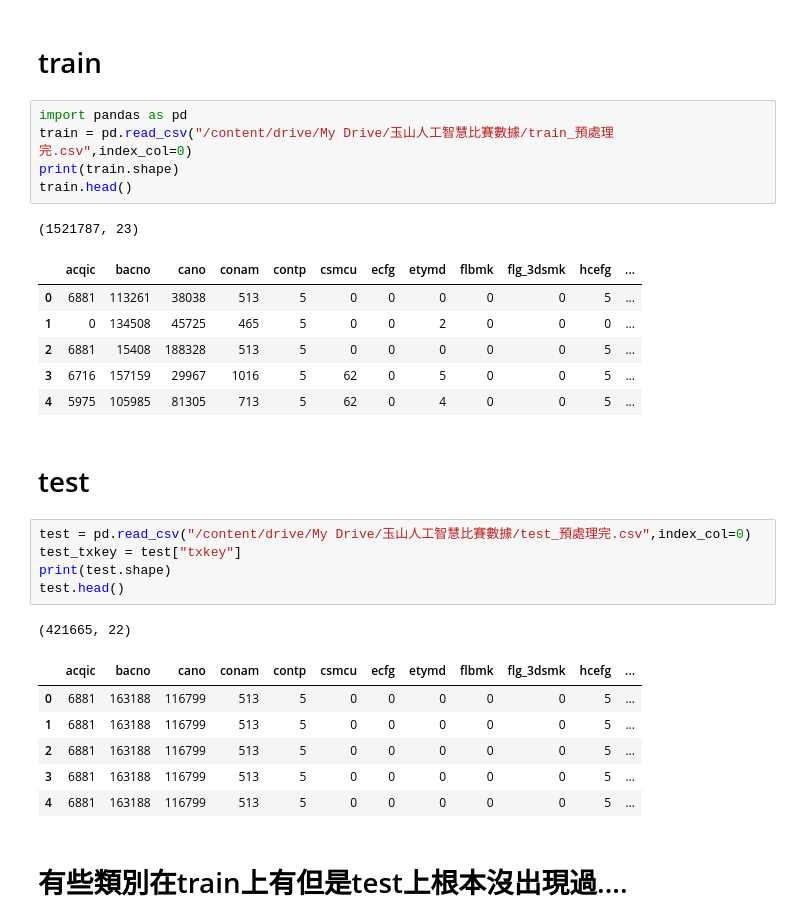
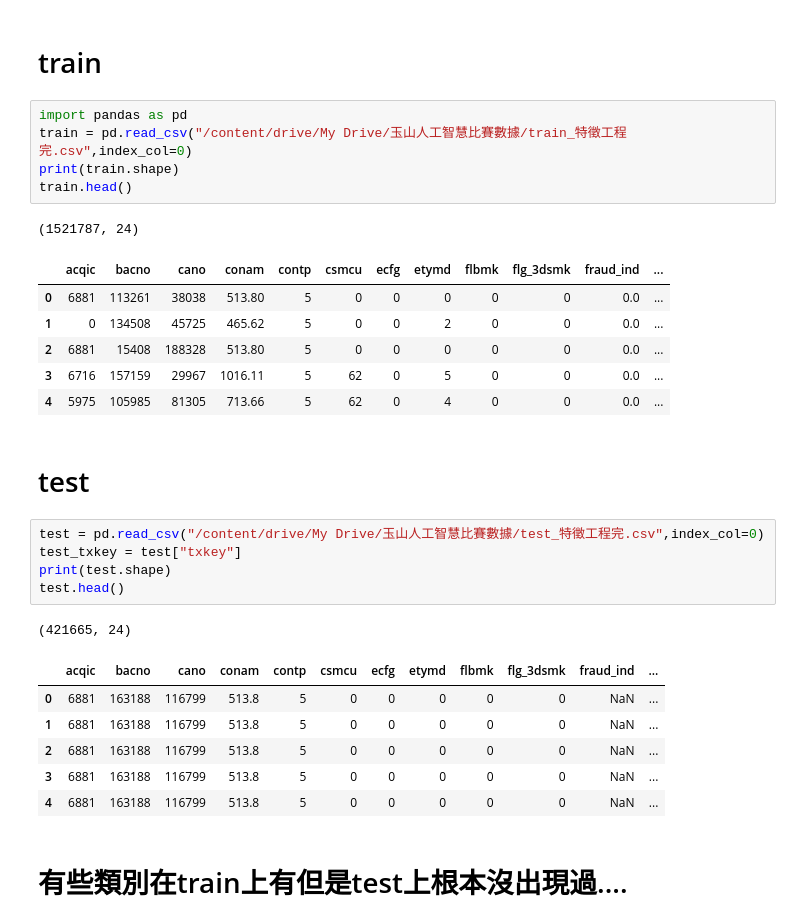
Before and after one commit to skywalker0803r/Ricky, a Jupyter notebook: 玉山AI比賽_modeling.ipynb, the cells around one changed output. Saved outputs shown, nothing was run; the diff lists cells and outputs as text.

```diff
--- a/玉山AI比賽_modeling.ipynb
+++ b/玉山AI比賽_modeling.ipynb
@@ -11,32 +15,32 @@ Drive already mounted at /content/drive; to attempt to forcibly remount, call dr
 # train
 # %%
 import pandas as pd
-train = pd.read_csv("/content/drive/My Drive/玉山人工智慧比賽數據/train_預處理完.csv",index_col=0)
+train = pd.read_csv("/content/drive/My Drive/玉山人工智慧比賽數據/train_特徵工程完.csv",index_col=0)
 print(train.shape)
 train.head()
 # %% [output]
-(1521787, 23)
+(1521787, 24)
-|  | acqic | bacno | cano | conam | contp | csmcu | ecfg | etymd | flbmk | flg_3dsmk | hcefg | ... |
-| 0 | 6881 | 113261 | 38038 | 513 | 5 | 0 | 0 | 0 | 0 | 0 | 5 | ... |
-| 1 | 0 | 134508 | 45725 | 465 | 5 | 0 | 0 | 2 | 0 | 0 | 0 | ... |
-| 2 | 6881 | 15408 | 188328 | 513 | 5 | 0 | 0 | 0 | 0 | 0 | 5 | ... |
-| 3 | 6716 | 157159 | 29967 | 1016 | 5 | 62 | 0 | 5 | 0 | 0 | 5 | ... |
-| 4 | 5975 | 105985 | 81305 | 713 | 5 | 62 | 0 | 4 | 0 | 0 | 5 | ... |
+|  | acqic | bacno | cano | conam | contp | csmcu | ecfg | etymd | flbmk | flg_3dsmk | fraud_ind | ... |
+| 0 | 6881 | 113261 | 38038 | 513.80 | 5 | 0 | 0 | 0 | 0 | 0 | 0.0 | ... |
+| 1 | 0 | 134508 | 45725 | 465.62 | 5 | 0 | 0 | 2 | 0 | 0 | 0.0 | ... |
+| 2 | 6881 | 15408 | 188328 | 513.80 | 5 | 0 | 0 | 0 | 0 | 0 | 0.0 | ... |
+| 3 | 6716 | 157159 | 29967 | 1016.11 | 5 | 62 | 0 | 5 | 0 | 0 | 0.0 | ... |
+| 4 | 5975 | 105985 | 81305 | 713.66 | 5 | 62 | 0 | 4 | 0 | 0 | 0.0 | ... |
 # %% [markdown]
 # test
 # %%
-test = pd.read_csv("/content/drive/My Drive/玉山人工智慧比賽數據/test_預處理完.csv",index_col=0)
+test = pd.read_csv("/content/drive/My Drive/玉山人工智慧比賽數據/test_特徵工程完.csv",index_col=0)
 test_txkey = test["txkey"]
 print(test.shape)
 test.head()
 # %% [output]
-(421665, 22)
+(421665, 24)
-|  | acqic | bacno | cano | conam | contp | csmcu | ecfg | etymd | flbmk | flg_3dsmk | hcefg | ... |
-| 0 | 6881 | 163188 | 116799 | 513 | 5 | 0 | 0 | 0 | 0 | 0 | 5 | ... |
-| 1 | 6881 | 163188 | 116799 | 513 | 5 | 0 | 0 | 0 | 0 | 0 | 5 | ... |
-| 2 | 6881 | 163188 | 116799 | 513 | 5 | 0 | 0 | 0 | 0 | 0 | 5 | ... |
-| 3 | 6881 | 163188 | 116799 | 513 | 5 | 0 | 0 | 0 | 0 | 0 | 5 | ... |
-| 4 | 6881 | 163188 | 116799 | 513 | 5 | 0 | 0 | 0 | 0 | 0 | 5 | ... |
+|  | acqic | bacno | cano | conam | contp | csmcu | ecfg | etymd | flbmk | flg_3dsmk | fraud_ind | ... |
+| 0 | 6881 | 163188 | 116799 | 513.8 | 5 | 0 | 0 | 0 | 0 | 0 | NaN | ... |
+| 1 | 6881 | 163188 | 116799 | 513.8 | 5 | 0 | 0 | 0 | 0 | 0 | NaN | ... |
+| 2 | 6881 | 163188 | 116799 | 513.8 | 5 | 0 | 0 | 0 | 0 | 0 | NaN | ... |
+| 3 | 6881 | 163188 | 116799 | 513.8 | 5 | 0 | 0 | 0 | 0 | 0 | NaN | ... |
+| 4 | 6881 | 163188 | 116799 | 513.8 | 5 | 0 | 0 | 0 | 0 | 0 | NaN | ... |
 # %% [markdown]
 # 有些類別在train上有但是test上根本沒出現過....
 # %%
```
Also changed, not shown: parts of 7 cells of this notebook.
